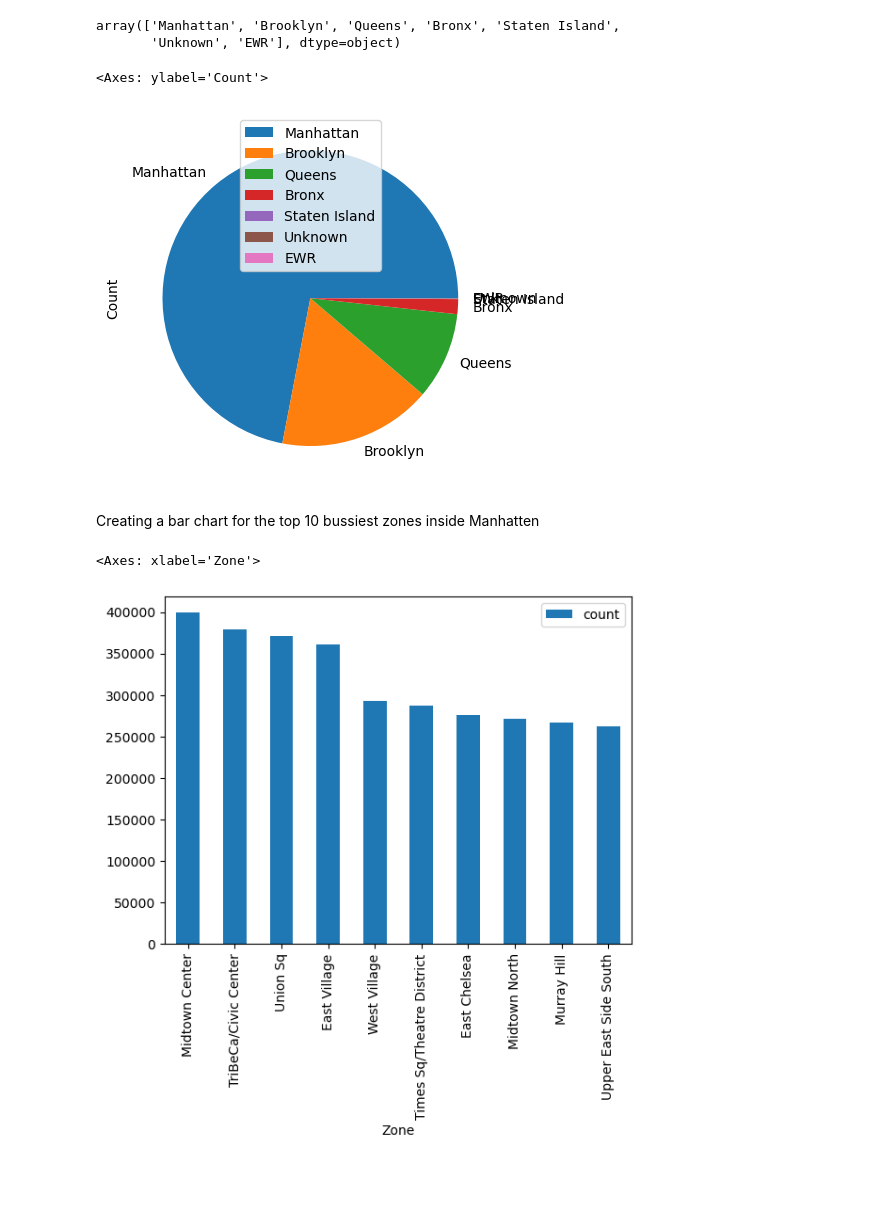
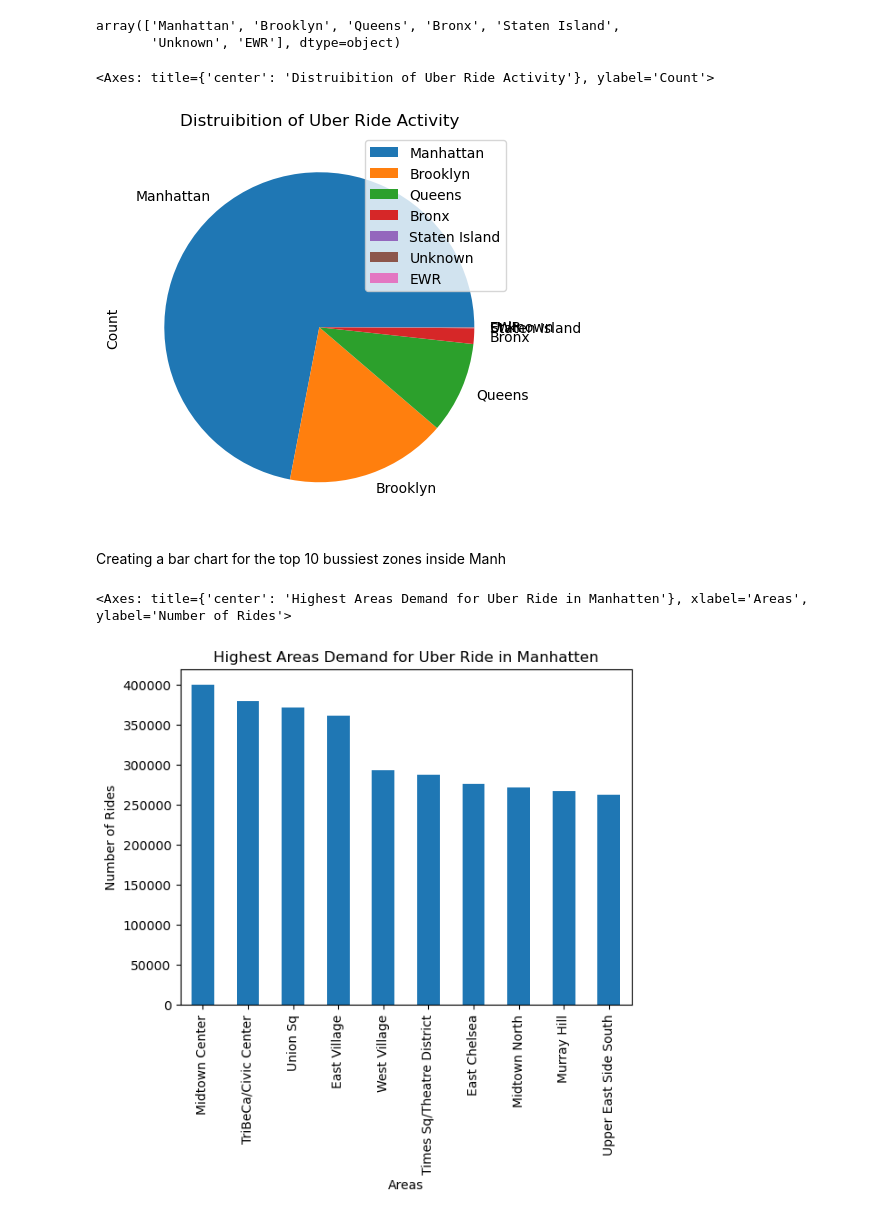
Before and after one commit to zainabaloraibi/Uber-Drives-in-NYC-2015, a Jupyter notebook: notebooks/uber_python.ipynb, the cells around one changed output. Saved outputs shown, nothing was run; the diff lists cells and outputs as text; code cells hidden in the pictures; blank space fills up the shorter version.

```diff
--- a/notebooks/uber_python.ipynb
+++ b/notebooks/uber_python.ipynb
@@ -208,16 +208,16 @@ labels
 array(['Manhattan', 'Brooklyn', 'Queens', 'Bronx', 'Staten Island',
        'Unknown', 'EWR'], dtype=object)
 # %%
-Count_Loc.plot(kind='pie',y='Count',labels=labels)
+Count_Loc.plot(kind='pie',y='Count',labels=labels,legend=True,title="Distruibition of Uber Ride Activity",figsize=(5,15))
 # %% [output]
-<Axes: ylabel='Count'>
+<Axes: title={'center': 'Distruibition of Uber Ride Activity'}, ylabel='Count'>
-[figure, old version]
+[figure, new version]
 # %% [markdown]
-Creating a bar chart for the top 10 bussiest zones inside Manhatten
+Creating a bar chart for the top 10 bussiest zones inside Manh
 # %%
 manhattan_df =Count_boro[Count_boro['Borough'] == 'Manhattan']
 # %%
-manhattan_df.head(10).plot(kind="bar",x='Zone')
+manhattan_df.head(10).plot(kind="bar",x='Zone',title="Highest Areas Demand for Uber Ride in Manhatten",xlabel='Areas',ylabel='Number of Rides',legend=False)
 # %% [output]
-<Axes: xlabel='Zone'>
+<Axes: title={'center': 'Highest Areas Demand for Uber Ride in Manhatten'}, xlabel='Areas', ylabel='Number of Rides'>
-[figure, old version]
+[figure, new version]
```
Also changed, not shown: parts of 2 cells of this notebook.
